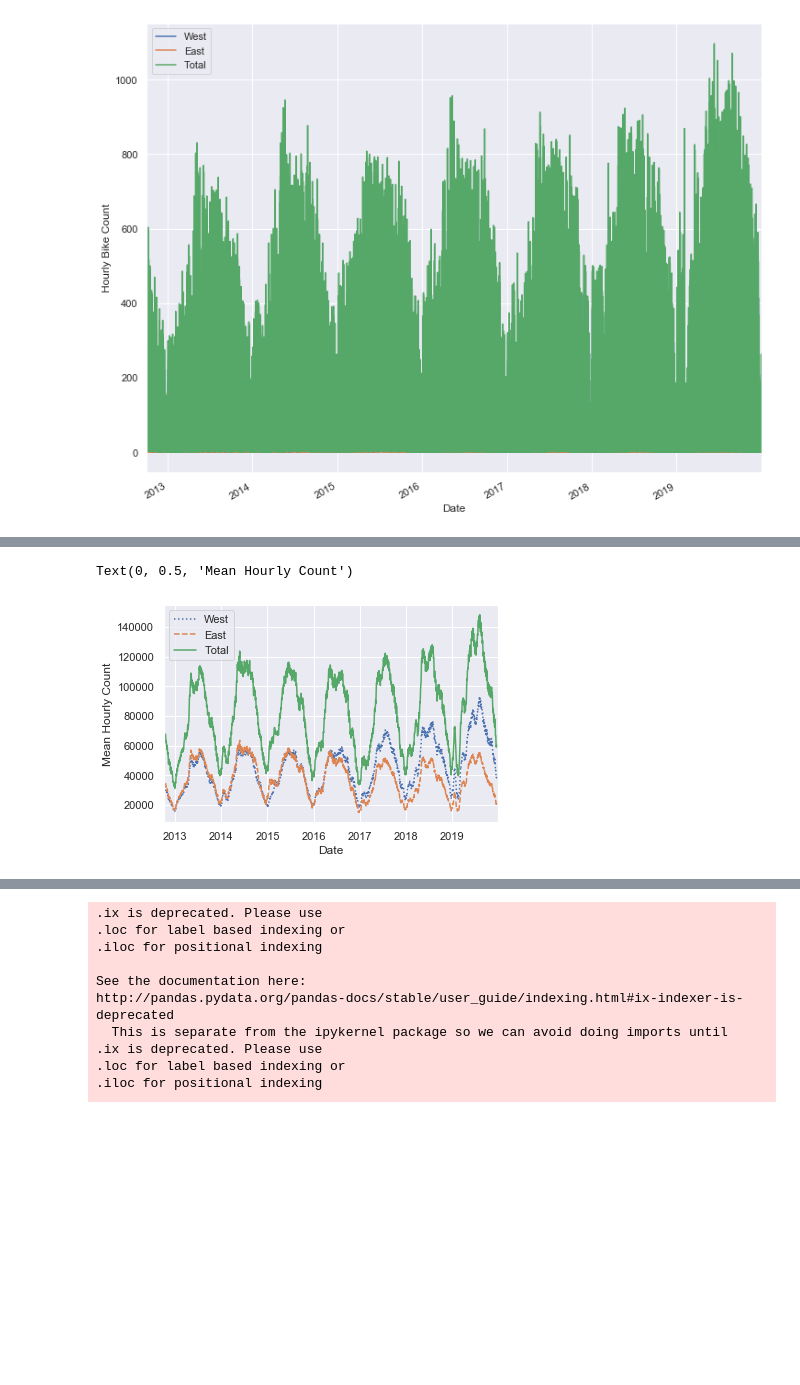
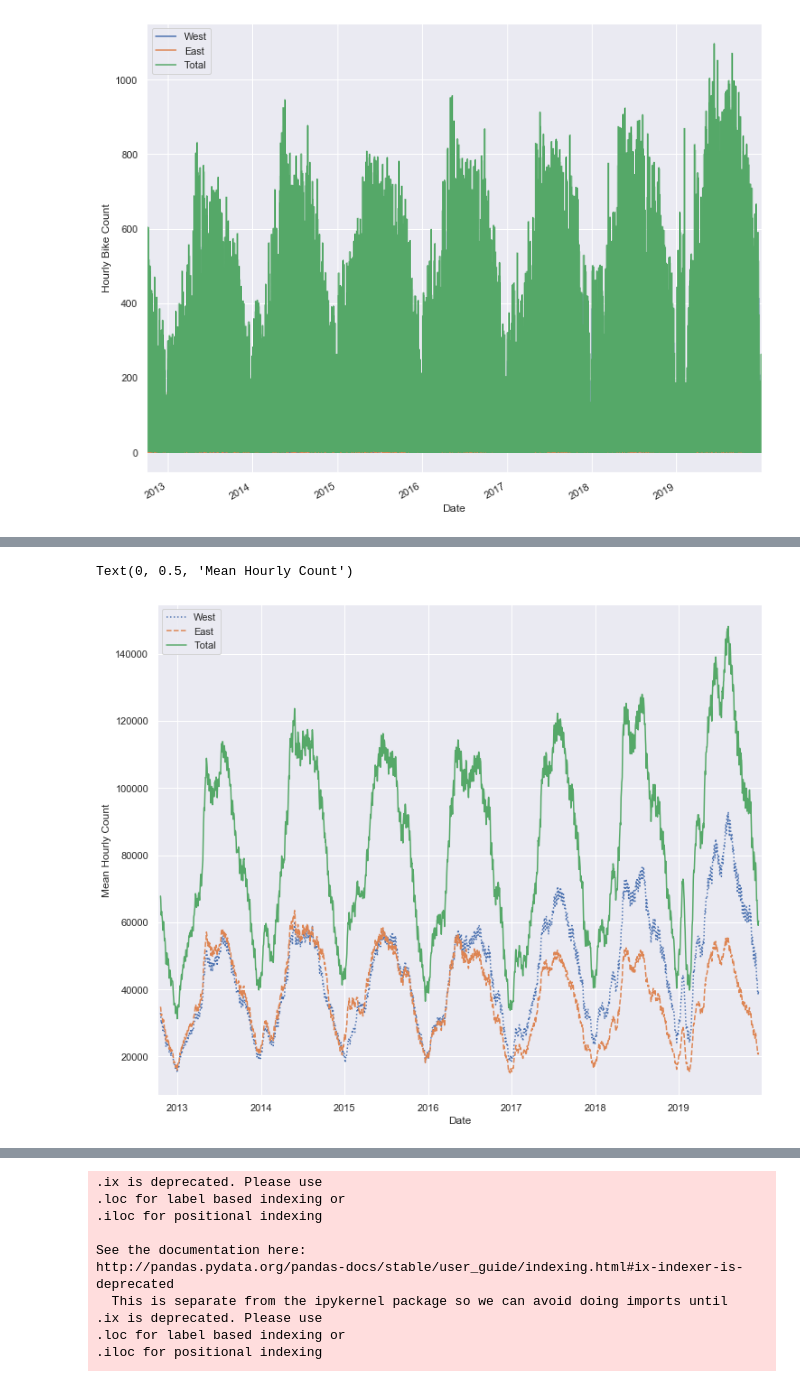
Before and after one commit to caruso1058/Fremont-Bridge-Bicycle-Traffic-Analysis, a Jupyter notebook: Fremont Bridge_Bicycle Travel Data.ipynb, the cells around one changed output, grey strips where cells are left out. Drawn from its saved outputs; the diff is of its cells as text; code cells hidden in the pictures; blank space fills up the shorter version.

```diff
--- a/Fremont Bridge_Bicycle Travel Data.ipynb
+++ b/Fremont Bridge_Bicycle Travel Data.ipynb
@@ -137,7 +127,7 @@ data.head()
 # %%
 #Plot the entire dataset using the seaborn
 
-seaborn.set()
+sns.set()
 data.plot(figsize=(12,10))
 plt.ylabel('Hourly Bike Count')
 # %% [output]
@@ -154,10 +144,10 @@ Text(0, 0.5, 'Weekly Bicycle Count')
 # %%
 daily = data.resample('D').sum()
-daily.rolling(30, center=True).sum().plot(style=[':', '--', '-'])
+daily.rolling(30, center=True).sum().plot(style=[':', '--', '-'], figsize=(12,10))
 plt.ylabel('Mean Hourly Count')
 # %% [output]
 Text(0, 0.5, 'Mean Hourly Count')
-[figure, old version]
+[figure, new version]
 # %%
 by_time = data.groupby(data.index.time).mean()
 hourly_ticks = 4 * 60 *60 * np.arange(6)
```
Also changed, not shown: parts of 5 cells of this notebook.
